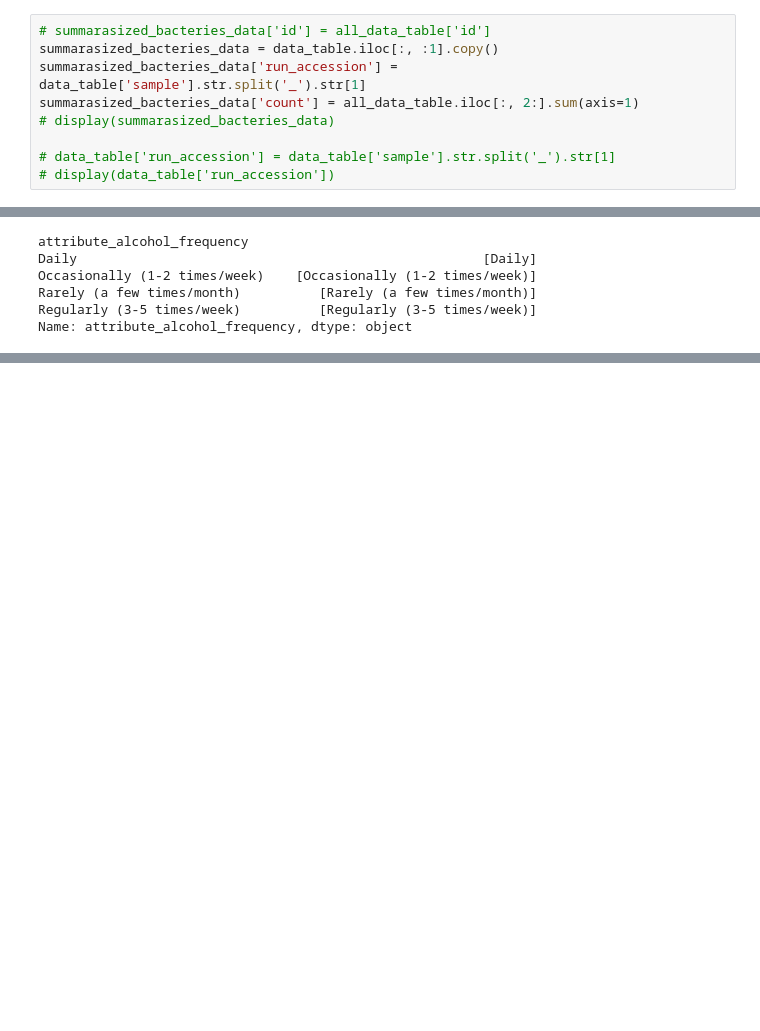
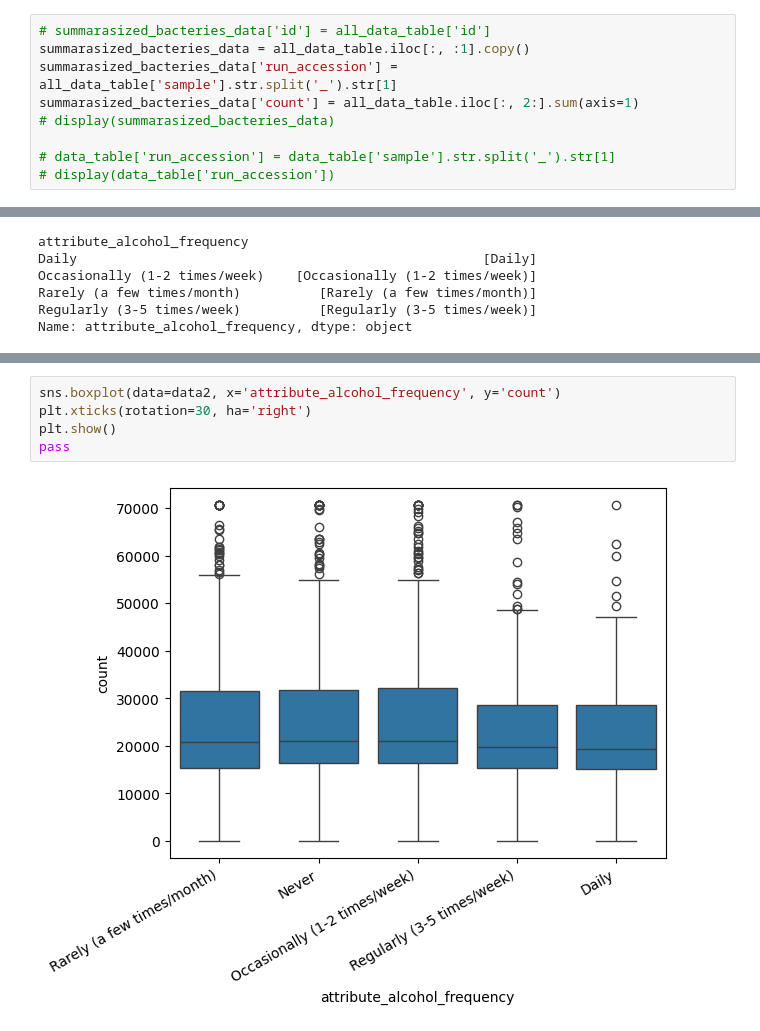
Before and after one commit to rredkovich/uniba_dataviz_project, a Jupyter notebook: Untitled.ipynb, the cells around one changed output, grey strips where cells are left out. Saved outputs shown, nothing was run; the diff lists cells and outputs as text; blank space fills up the shorter version.

Commit message:
Alc consumtion frequency detailed

```diff
--- a/Untitled.ipynb
+++ b/Untitled.ipynb
@@ -10,8 +11,8 @@ columns = ['run_accession', 'attribute_alcohol_consumption', 'attribute_alcohol_
 alco_metadata = metadata_table[columns]
 # %%
 # summarasized_bacteries_data['id'] = all_data_table['id']
-summarasized_bacteries_data = data_table.iloc[:, :1].copy()
-summarasized_bacteries_data['run_accession'] = data_table['sample'].str.split('_').str[1]
+summarasized_bacteries_data = all_data_table.iloc[:, :1].copy()
+summarasized_bacteries_data['run_accession'] = all_data_table['sample'].str.split('_').str[1]
 summarasized_bacteries_data['count'] = all_data_table.iloc[:, 2:].sum(axis=1)
 # display(summarasized_bacteries_data)
 
@@ -70,3 +72,10 @@ sns.boxplot(data=data2, x='attribute_alcohol_consumption', y='count')
 # %% [output]
 <Axes: xlabel='attribute_alcohol_consumption', ylabel='count'>
 [figure]
+# %%
+sns.boxplot(data=data2, x='attribute_alcohol_frequency', y='count')
+plt.xticks(rotation=30, ha='right')
+plt.show()
+pass
+# %% [output]
+[figure, added]
```
Also changed, not shown: parts of 2 cells of this notebook.
